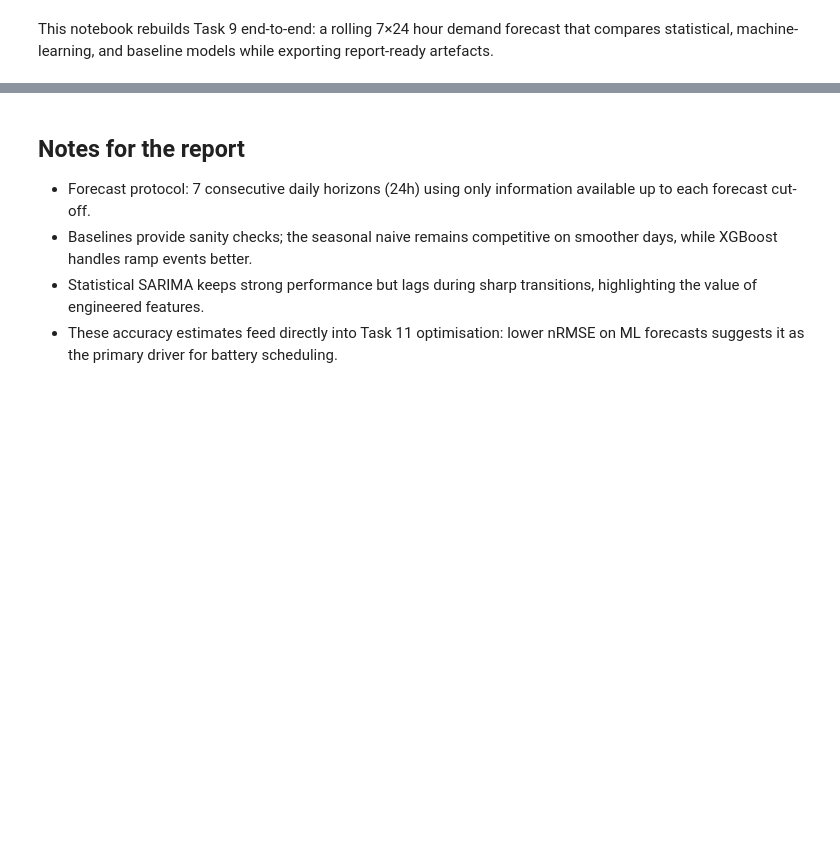
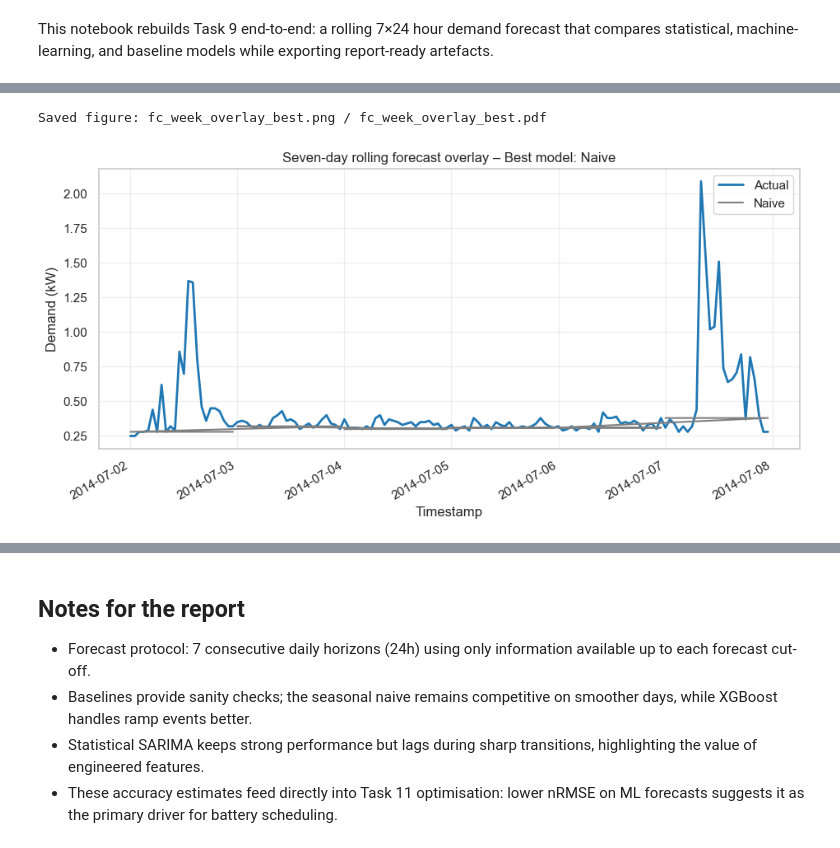
Before and after one commit to samuel29102002/Energy_Data_Science, a Jupyter notebook: notebooks/09_forecasting_pipeline.ipynb, the cells around one changed output, grey strips where cells are left out. Cells and saved outputs as stored; diff of their text form; code cells hidden in the pictures; blank space fills up the shorter version.

```diff
--- a/notebooks/09_forecasting_pipeline.ipynb
+++ b/notebooks/09_forecasting_pipeline.ipynb
@@ -147,23 +315,28 @@ plt.show()
 # %%
+# Seven-day rolling forecast overlay
 if metrics_summary_df.empty:
     best_model = "XGBoost"
 else:
     best_model = metrics_summary_df.sort_values("nRMSE_mean").iloc[0]["model_name"]
 
 best_df = predictions_df[predictions_df["model_name"] == best_model].copy()
 actual_series = predictions_df.groupby("timestamp")["y_true"].first()
 
-fig, ax = plt.subplots()
+fig, ax = plt.subplots(facecolor='white')
+ax.set_facecolor('white')
 ax.plot(actual_series.index, actual_series.values, label="Actual", color=PALETTE["Actual"], linewidth=2)
 ax.plot(best_df["timestamp"], best_df["y_pred"], label=best_model, color=PALETTE.get(best_model, "#FFA500"), linewidth=1.5)
 
-ax.set_title("Seven-day rolling forecast overlap")
+ax.set_title(f"Seven-day rolling forecast overlay – Best model: {best_model}")
 ax.set_xlabel("Timestamp")
 ax.set_ylabel("Demand (kW)")
 ax.legend()
 ax.grid(alpha=0.3)
 fig.autofmt_xdate()
 
 save_figure(fig, "week_overlay_best")
 plt.show()
+# %% [output]
+Saved figure: fc_week_overlay_best.png / fc_week_overlay_best.pdf
+[figure, added]
 # %%
```
Also changed, not shown: parts of 8 cells of this notebook, 13 other files.
